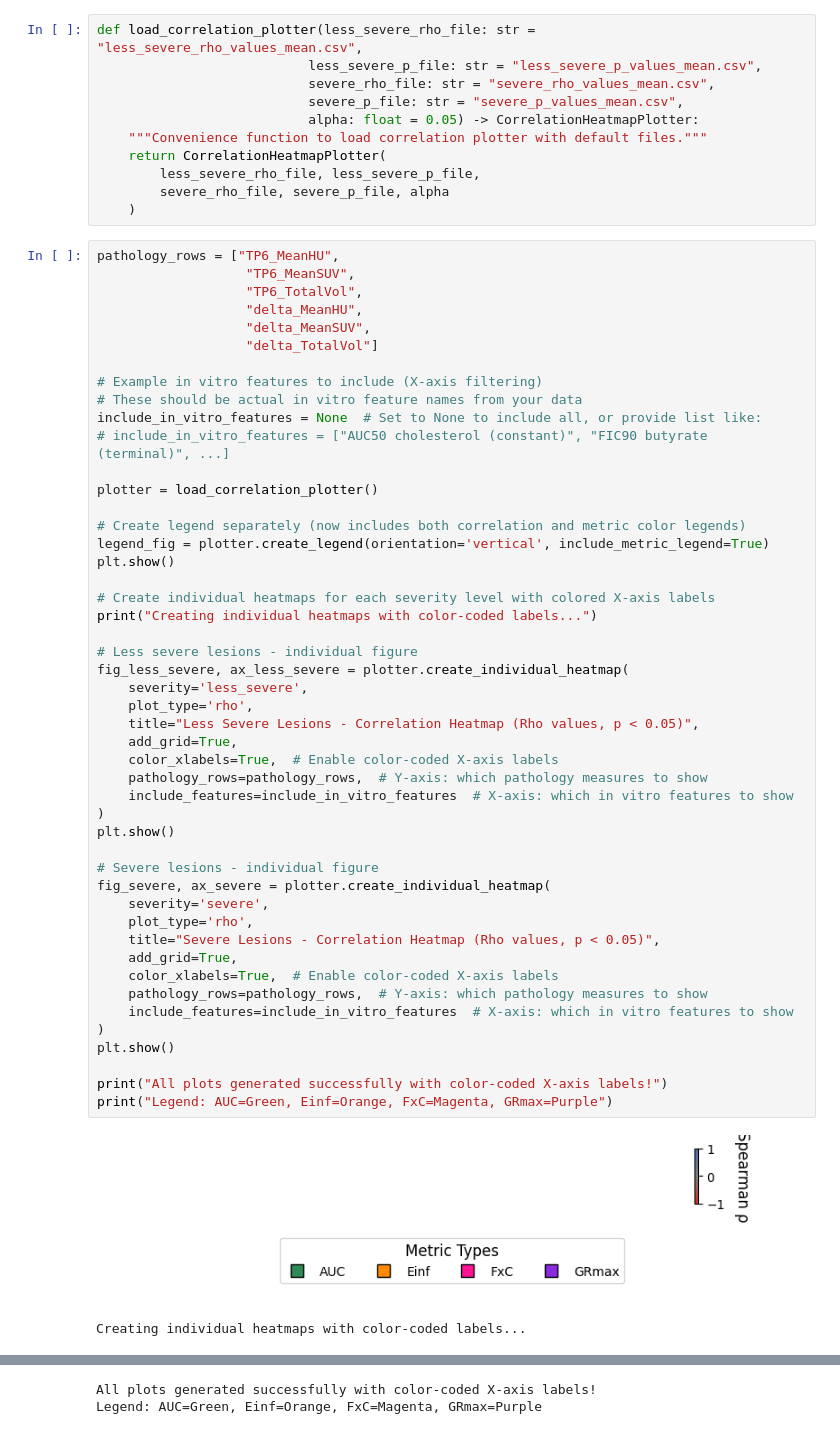
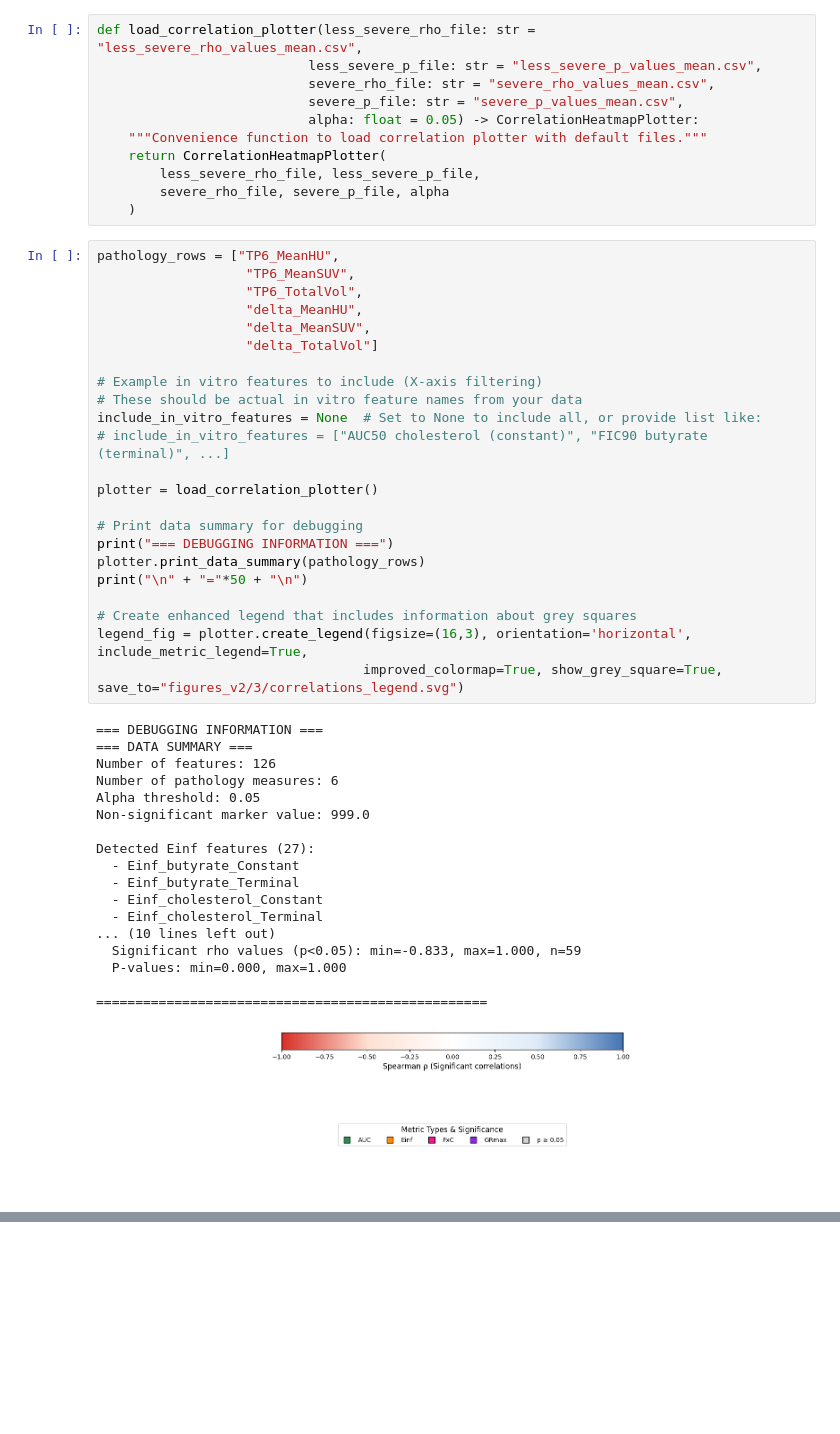
Before and after one commit to joshwhiteley/marmoset-paper, a Jupyter notebook: correlations_plotting.ipynb, the cells around one changed output, grey strips where cells are left out. Drawn from its saved outputs; the diff is of its cells as text; blank space fills up the shorter version.

Commit message:
Update correlations plotting functionality (stylistic changes)

```diff
--- a/correlations_plotting.ipynb
+++ b/correlations_plotting.ipynb
@@ -835,51 +792,42 @@ def load_correlation_plotter(less_severe_rho_file: str = "less_severe_rho_values
 # %%
 pathology_rows = ["TP6_MeanHU",
                    "TP6_MeanSUV",
                    "TP6_TotalVol",
                    "delta_MeanHU",
                    "delta_MeanSUV",
                    "delta_TotalVol"]
 
 # Example in vitro features to include (X-axis filtering)
 # These should be actual in vitro feature names from your data
 include_in_vitro_features = None  # Set to None to include all, or provide list like:
 # include_in_vitro_features = ["AUC50 cholesterol (constant)", "FIC90 butyrate (terminal)", ...]
 
 plotter = load_correlation_plotter()
 
-# Create legend separately (now includes both correlation and metric color legends)
-legend_fig = plotter.create_legend(orientation='vertical', include_metric_legend=True)
-plt.show()
+# Print data summary for debugging
+print("=== DEBUGGING INFORMATION ===")
+plotter.print_data_summary(pathology_rows)
+print("\n" + "="*50 + "\n")
 
-# Create individual heatmaps for each severity level with colored X-axis labels
-print("Creating individual heatmaps with color-coded labels...")
-
-# Less severe lesions - individual figure
-fig_less_severe, ax_less_severe = plotter.create_individual_heatmap(
-    severity='less_severe',
-    plot_type='rho',
-    title="Less Severe Lesions - Correlation Heatmap (Rho values, p < 0.05)",
-    add_grid=True,
-    color_xlabels=True,  # Enable color-coded X-axis labels
-    pathology_rows=pathology_rows,  # Y-axis: which pathology measures to show
-    include_features=include_in_vitro_features  # X-axis: which in vitro features to show
-)
-plt.show()
-
-# Severe lesions - individual figure
-fig_severe, ax_severe = plotter.create_individual_heatmap(
-    severity='severe',
-    plot_type='rho',
-    title="Severe Lesions - Correlation Heatmap (Rho values, p < 0.05)",
-    add_grid=True,
-    color_xlabels=True,  # Enable color-coded X-axis labels
-    pathology_rows=pathology_rows,  # Y-axis: which pathology measures to show
-    include_features=include_in_vitro_features  # X-axis: which in vitro features to show
-)
-plt.show()
-
-print("All plots generated successfully with color-coded X-axis labels!")
-print("Legend: AUC=Green, Einf=Orange, FxC=Magenta, GRmax=Purple")
+# Create enhanced legend that includes information about grey squares
+legend_fig = plotter.create_legend(figsize=(16,3), orientation='horizontal', include_metric_legend=True,
+                                  improved_colormap=True, show_grey_square=True, save_to="figures_v2/3/correlations_legend.svg")
 # %% [output]
+=== DEBUGGING INFORMATION ===
+=== DATA SUMMARY ===
+Number of features: 126
+Number of pathology measures: 6
+Alpha threshold: 0.05
+Non-significant marker value: 999.0
+
+Detected Einf features (27):
+  - Einf_butyrate_Constant
+  - Einf_butyrate_Terminal
+  - Einf_cholesterol_Constant
+  - Einf_cholesterol_Terminal
+... (10 lines left out)
+  Significant rho values (p<0.05): min=-0.833, max=1.000, n=59
+  P-values: min=0.000, max=1.000
+
+==================================================
-[figure, old version]
+[figure, new version]
-Creating individual heatmaps with color-coded labels...
@@ -888,2 +833,0 @@ Creating individual heatmaps with color-coded labels...
-All plots generated successfully with color-coded X-axis labels!
-Legend: AUC=Green, Einf=Orange, FxC=Magenta, GRmax=Purple
```
Also changed, not shown: parts of 6 cells of this notebook.
